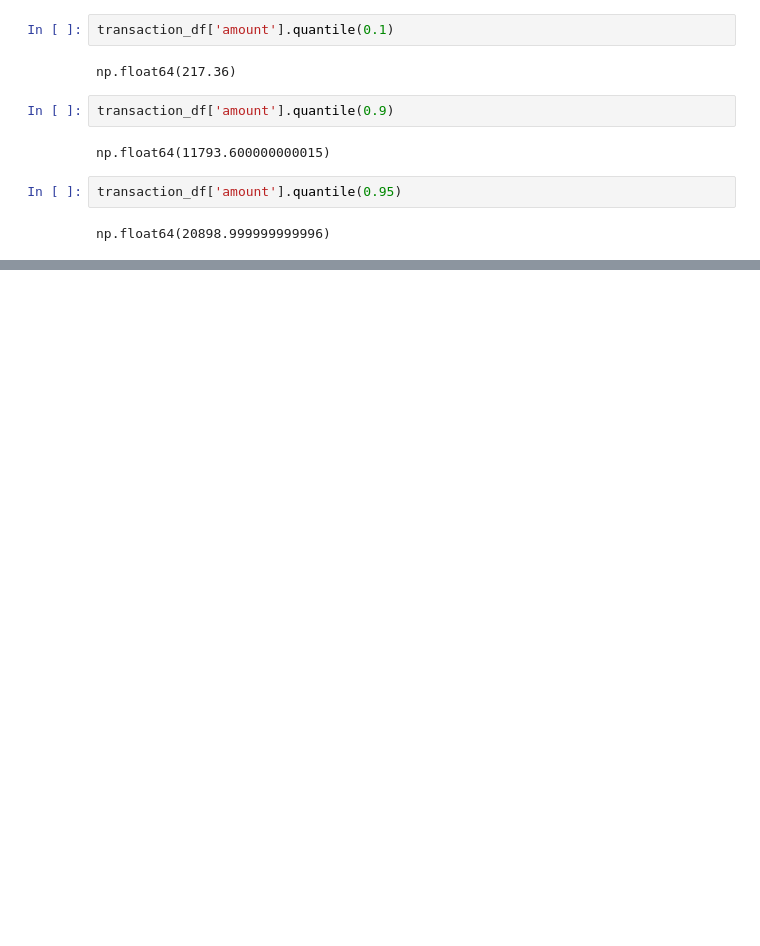
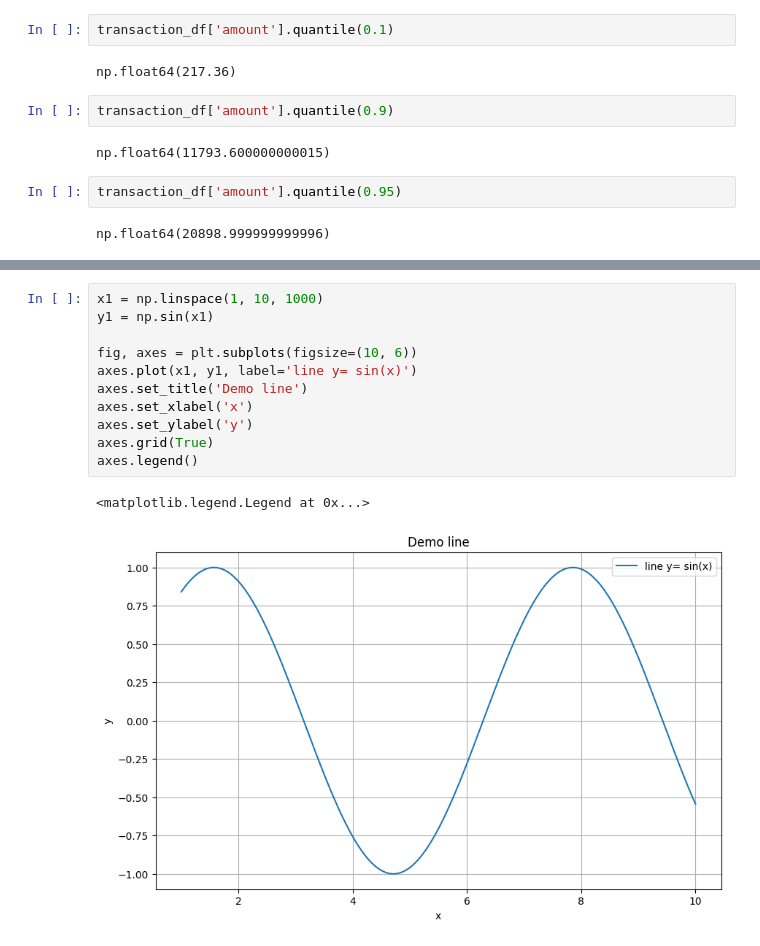
Before and after one commit to AnnaGorova/AI_Python, a Jupyter notebook: notebook.ipynb, the cells around one changed output, grey strips where cells are left out. Saved outputs shown, nothing was run; the diff lists cells and outputs as text; blank space fills up the shorter version.

```diff
--- a/notebook.ipynb
+++ b/notebook.ipynb
@@ -210,0 +243,14 @@ np.float64(20898.999999999996)
+# %%
+x1 = np.linspace(1, 10, 1000)
+y1 = np.sin(x1)
+
+fig, axes = plt.subplots(figsize=(10, 6))
+axes.plot(x1, y1, label='line y= sin(x)')
+axes.set_title('Demo line')
+axes.set_xlabel('x')
+axes.set_ylabel('y')
+axes.grid(True)
+axes.legend()
+# %% [output]
+<matplotlib.legend.Legend at 0x...>
+[figure, added]
```
Also changed, not shown: parts of 9 cells of this notebook, 1 other file.
